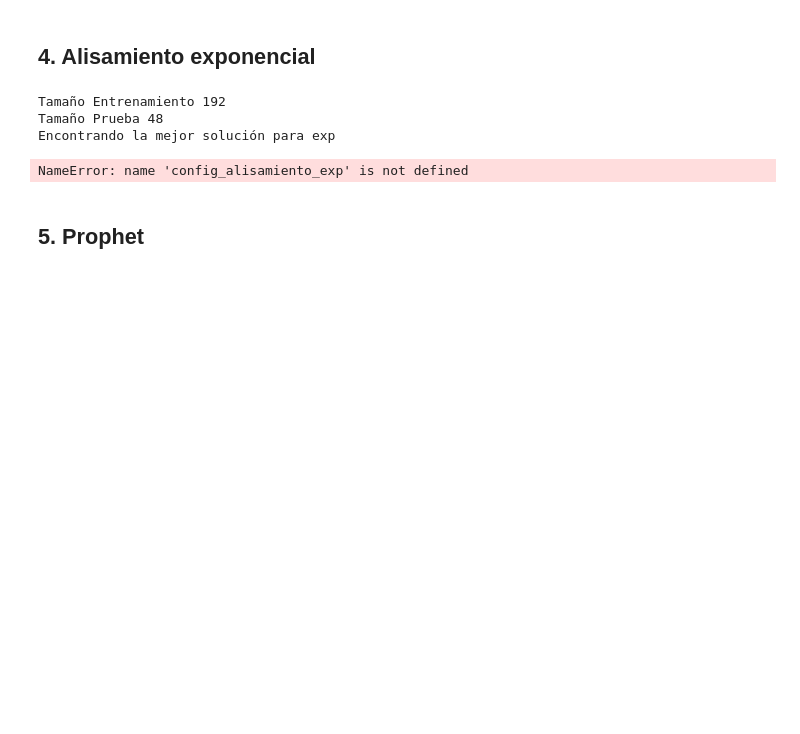
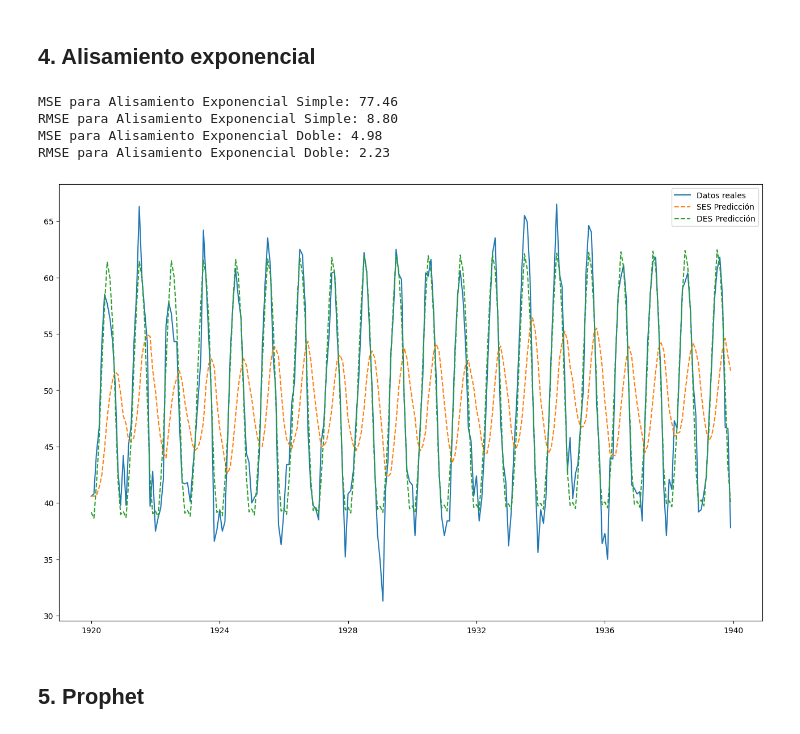
Before and after one commit to Priscigs/Lab3-DS, a Jupyter notebook: monthly-mean-temp.ipynb, the cells around one changed output. Drawn from its saved outputs; the diff is of its cells as text; code cells hidden in the pictures; blank space fills up the shorter version.

```diff
--- a/monthly-mean-temp.ipynb
+++ b/monthly-mean-temp.ipynb
@@ -396,12 +363,51 @@ def config_alisamiento_exp(estacional = [None]):
-# %%
-series = pd.read_csv('monthly-mean-temp.csv', header = 0, index_col = 0)
-nombre = "temp"
-encontrar_mejor_solucion(series, nombre, metodo = "exp")
-# %% [output]
-Tamaño Entrenamiento 192
-Tamaño Prueba 48
-Encontrando la mejor solución para exp
-NameError: name 'config_alisamiento_exp' is not defined
+# %%
+import pandas as pd
+import matplotlib.pyplot as plt
+from statsmodels.tsa.holtwinters import SimpleExpSmoothing, ExponentialSmoothing
+from sklearn.metrics import mean_squared_error
+import numpy as np
+
+# Cargar los datos y configurar el índice
+series = pd.read_csv('monthly-mean-temp.csv', header=0, index_col=None)
+series['ds'] = pd.to_datetime(series['Month'])
+series[['y']] = series[['Temperature']].astype(float)
+series = series[["ds","y"]]
+
+# Alisamiento exponencial simple
+ses_model = SimpleExpSmoothing(series['y']).fit(smoothing_level=0.2)
+ses_pred = ses_model.fittedvalues
+
+# Alisamiento exponencial doble
+des_model = ExponentialSmoothing(series['y'], trend='add', seasonal='add', seasonal_periods=12).fit()
+des_pred = des_model.fittedvalues
+
+# Graficar los resultados
+plt.figure(figsize=(16, 10))
+plt.plot(series['ds'], series['y'], label='Datos reales')
+plt.plot(series['ds'], ses_pred, label='SES Predicción', linestyle='--')
+plt.plot(series['ds'], des_pred, label='DES Predicción', linestyle='--')
+plt.legend()
+plt.savefig('./imagenes/alisamiento_temperatura.png')
+
+# Calcular MSE y RMSE para alisamiento exponencial simple
+mse_ses = mean_squared_error(series['y'], ses_pred)
+rmse_ses = np.sqrt(mse_ses)
+
+# Calcular MSE y RMSE para alisamiento exponencial doble
+mse_des = mean_squared_error(series['y'], des_pred)
+rmse_des = np.sqrt(mse_des)
+
+print(f'MSE para Alisamiento Exponencial Simple: {mse_ses:.2f}')
+print(f'RMSE para Alisamiento Exponencial Simple: {rmse_ses:.2f}')
+
+print(f'MSE para Alisamiento Exponencial Doble: {mse_des:.2f}')
+print(f'RMSE para Alisamiento Exponencial Doble: {rmse_des:.2f}')
+# %% [output]
+MSE para Alisamiento Exponencial Simple: 77.46
+RMSE para Alisamiento Exponencial Simple: 8.80
+MSE para Alisamiento Exponencial Doble: 4.98
+RMSE para Alisamiento Exponencial Doble: 2.23
+[figure, added]
 # %% [markdown]
 ## 5. Prophet
 # %%
```
Also changed, not shown: parts of 3 cells of this notebook, 1 other file.
